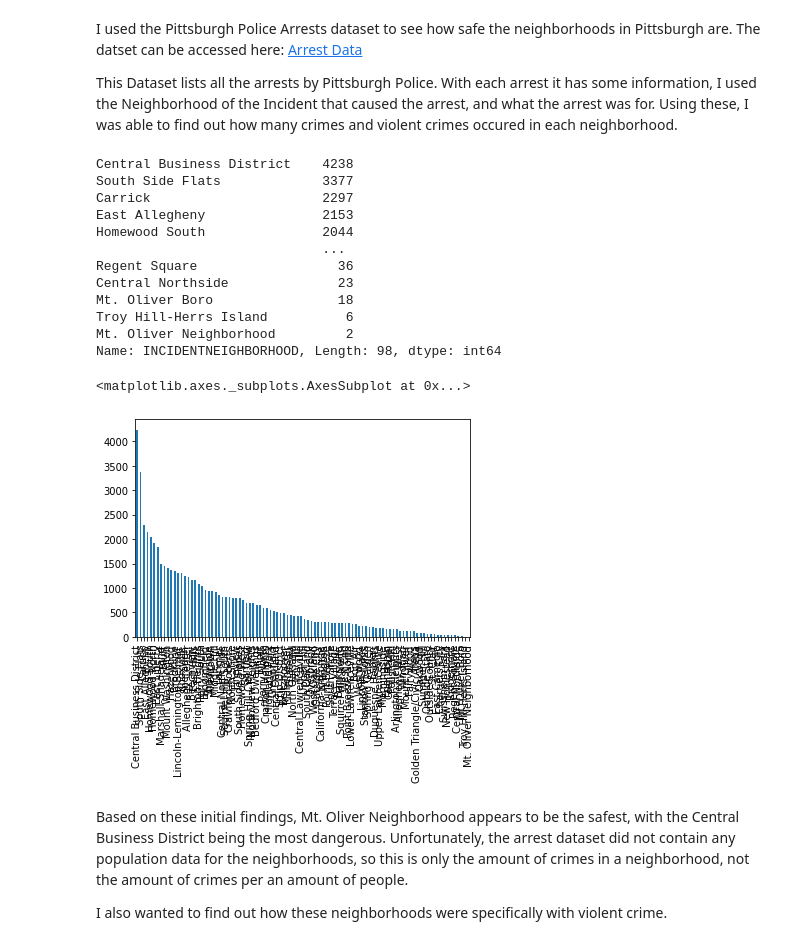
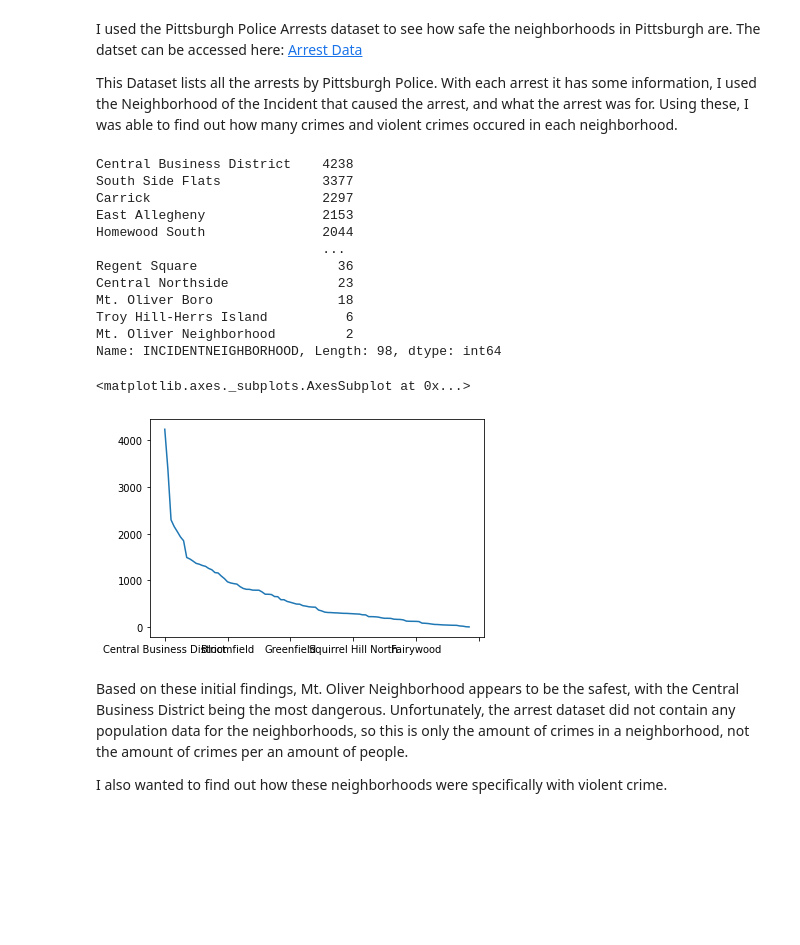
Before and after one commit to pww56/Group-23-Final-Project, a Jupyter notebook: SafestNeighborhood.ipynb, the cells around one changed output. Drawn from its saved outputs; the diff is of its cells as text; code cells hidden in the pictures; blank space fills up the shorter version.

```diff
--- a/SafestNeighborhood.ipynb
+++ b/SafestNeighborhood.ipynb
@@ -17,22 +17,22 @@ import matplotlib.pyplot as plt
 crime = pd.read_csv("arrestdata.csv")
 # %%
 print(crime['INCIDENTNEIGHBORHOOD'].value_counts())
-crime['INCIDENTNEIGHBORHOOD'].value_counts().plot.bar()
+crime['INCIDENTNEIGHBORHOOD'].value_counts().plot()
 # %% [output]
 Central Business District    4238
 South Side Flats             3377
 Carrick                      2297
 East Allegheny               2153
 Homewood South               2044
                              ...
 Regent Square                  36
 Central Northside              23
 Mt. Oliver Boro                18
 Troy Hill-Herrs Island          6
 Mt. Oliver Neighborhood         2
 Name: INCIDENTNEIGHBORHOOD, Length: 98, dtype: int64
 <matplotlib.axes._subplots.AxesSubplot at 0x...>
-[figure, old version]
+[figure, new version]
 # %% [markdown]
 Based on these initial findings, Mt. Oliver Neighborhood appears to be the safest, with the Central Business District being the most dangerous.  Unfortunately, the arrest dataset did not contain any population data for the neighborhoods, so this is only the amount of crimes in a neighborhood, not the amount of crimes per an amount of people.
 
```
Also changed, not shown: parts of 4 cells of this notebook.
